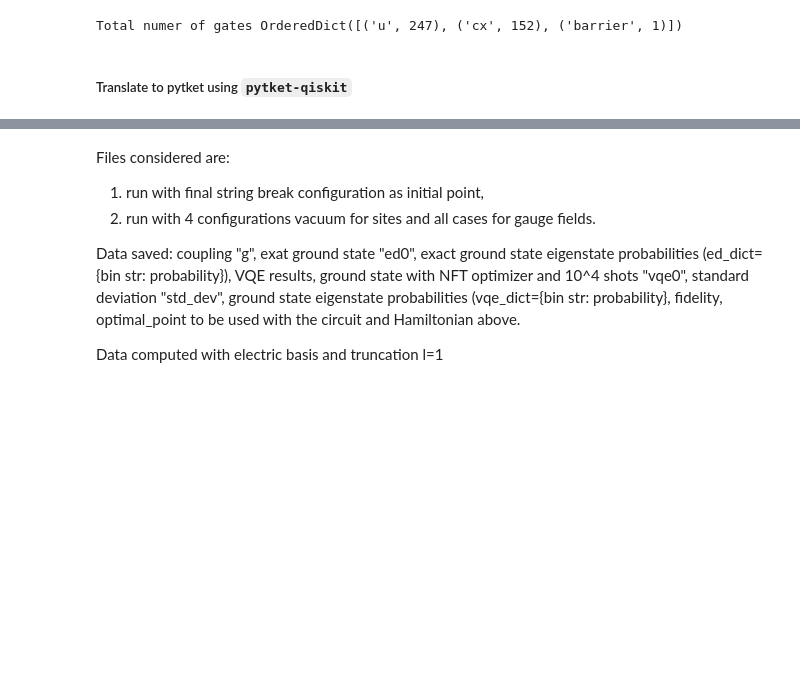
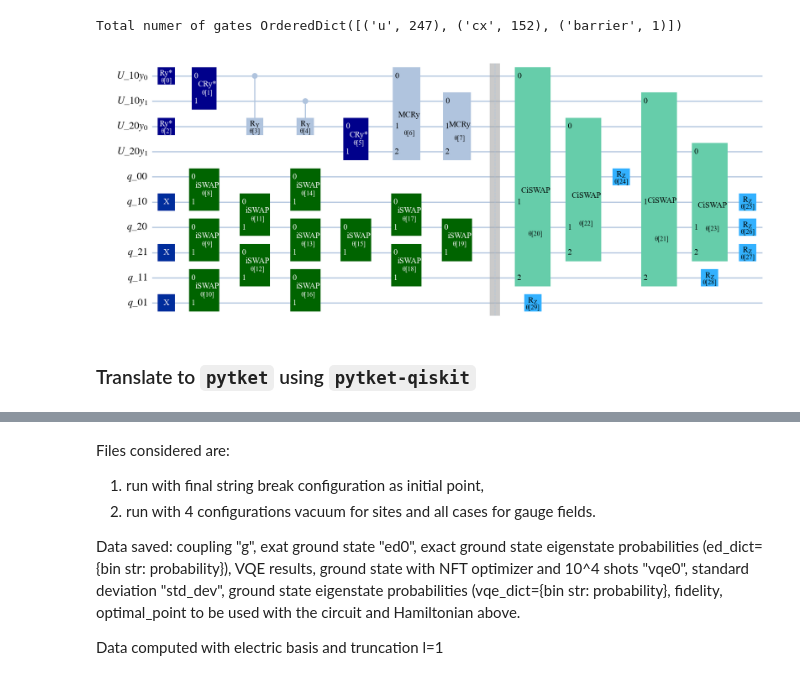
Before and after one commit to ariannacrippa/QC_lattice_H, a Jupyter notebook: notebooks/Quantinuum/static_potential_fermions_pytket.ipynb, the cells around one changed output, grey strips where cells are left out. Drawn from its saved outputs; the diff is of its cells as text; code cells hidden in the pictures; blank space fills up the shorter version.

```diff
--- a/notebooks/Quantinuum/static_potential_fermions_pytket.ipynb
+++ b/notebooks/Quantinuum/static_potential_fermions_pytket.ipynb
@@ -135,24 +137,33 @@ latt.draw_graph_func(gauss_law_fig=False,static_charges=qstat)#,savefig_dir='.')
 # %%
 from sympy import Symbol
-e_op_free_input=['q_10', 'q_20', 'q_21', 'q_11', 'q_01','E_10y', 'E_20y',]#if fermions then also put charges!
-e_op_free_input=[Symbol(e) for e in e_op_free_input]
+
+e_op_free_input = [
+    "q_10",
+    "q_20",
+    "q_21",
+    "q_11",
+    "q_01",
+    "E_10y",
+    "E_20y",
+]  # if fermions then also put charges!
+e_op_free_input = [Symbol(e) for e in e_op_free_input]
 
 # Creating a configuration dictionary with common inputs
 config = {
-    'latt': latt,
-    'n_sites': n_sites,
-    'l':l,
-    'L':L,
-    'encoding':encoding,
-    'magnetic_basis': magnetic_basis,
-    'pbc': pbc,
-    'puregauge': puregauge,
-    'static_charges_values': qstat,
-    'e_op_out_plus': e_op_out_plus,
-    'e_op_free_input':e_op_free_input
+    "latt": latt,
+    "n_sites": n_sites,
+    "l": sl,
+    "L": L,
+    "encoding": encoding,
+    "magnetic_basis": magnetic_basis,
+    "pbc": pbc,
+    "puregauge": puregauge,
+    "static_charges_values": qstat,
+    "e_op_out_plus": e_op_out_plus,
+    "e_op_free_input": e_op_free_input,
 }
-hamilt_sym = HamiltonianQED_sym(config,display_hamiltonian=True)
-class_H_oprt = HamiltonianQED_oprt( config,hamilt_sym, sparse_pauli=sparse_pauli)
+hamilt_sym = HamiltonianQED_sym(config, display_hamiltonian=True)
+class_H_oprt = HamiltonianQED_oprt(config, hamilt_sym, sparse_pauli=sparse_pauli)
 
 
 ngauge = class_H_oprt.len_e_op
@@ -161,7 +172,7 @@ if puregauge:
 else:
     n_qubits_f = np.prod(latt.n_sites)
 
-n_qubits =int(np.ceil(np.log2(2 * l+ 1)))
+n_qubits = int(np.ceil(np.log2(2 * sl + 1)))
 # %% [output]
 Alpha angle α=2 π/2L+1
 HamiltonianQED_sym: Initializing...
@@ -268,7 +307,11 @@ print("Total numer of gates",qc_tot2.decompose(reps=6).count_ops())
 # %% [output]
 Total numer of gates OrderedDict([('u', 247), ('cx', 152), ('barrier', 1)])
+# %%
+qc_tot2.draw("mpl", fold=50, style=ansatz_class.style)
+# %% [output]
+[figure, added]
 # %% [markdown]
-##### Translate to pytket using `pytket-qiskit`
+### Translate to `pytket` using `pytket-qiskit`
 # %%
 from pytket.extensions.qiskit.qiskit_convert import qiskit_to_tk
 from pytket.circuit.display import render_circuit_jupyter
```
Also changed, not shown: parts of 80 cells of this notebook.
